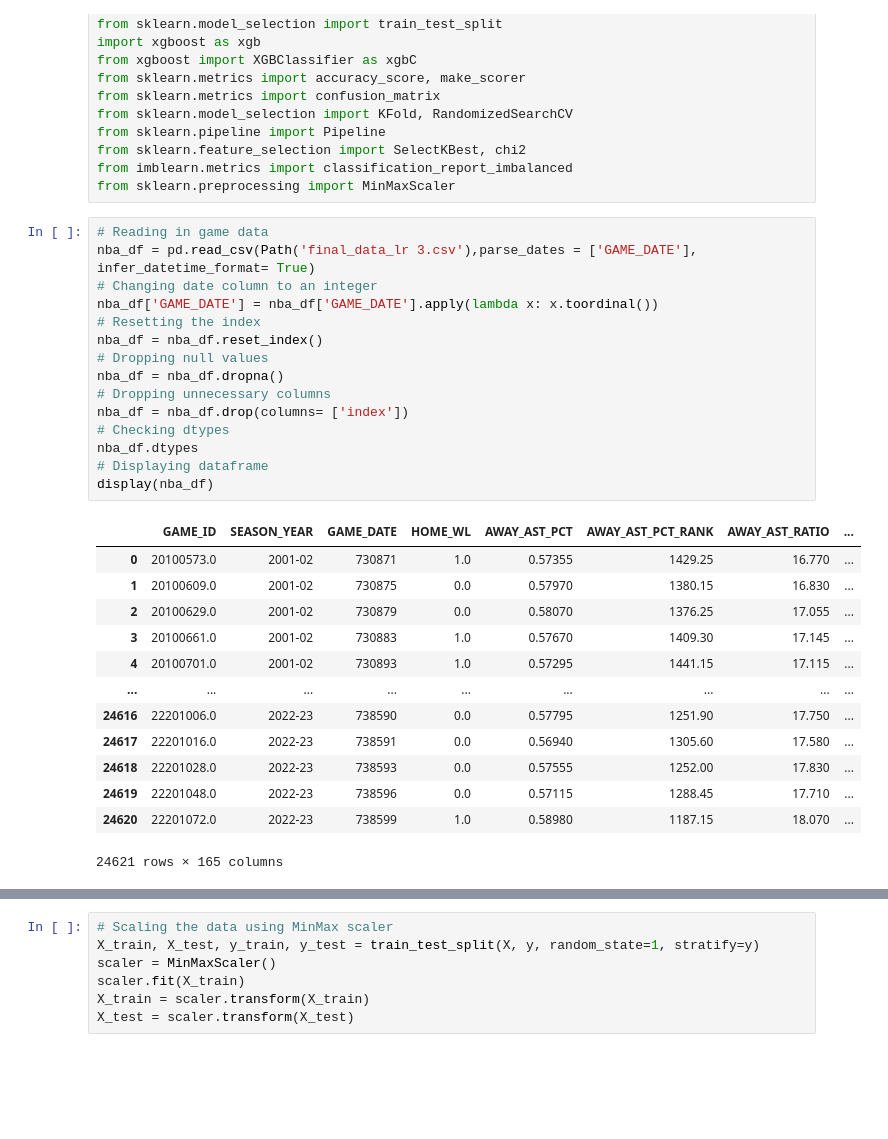
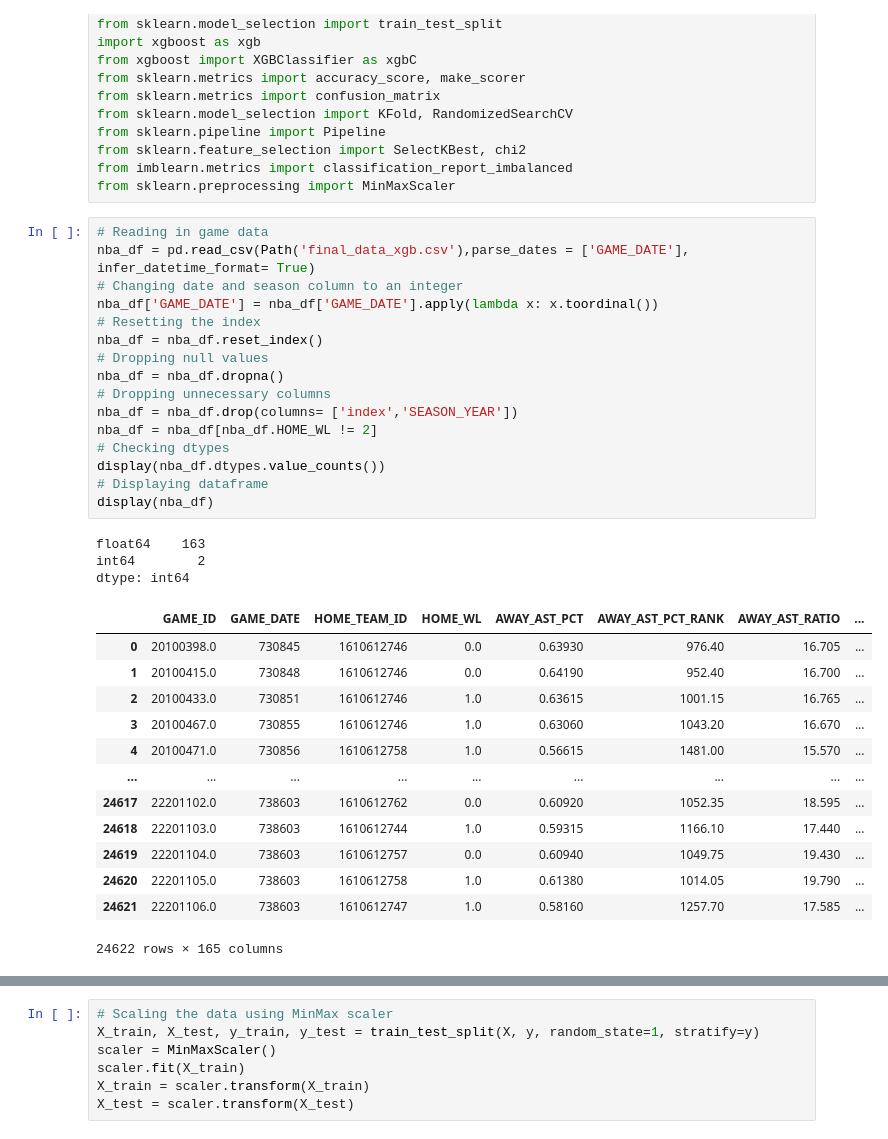
Before and after one commit to shanedsz/Accubet-AI-Deployed, a Jupyter notebook: xgb_nba.ipynb, the cells around one changed output, grey strips where cells are left out. Saved outputs shown, nothing was run; the diff lists cells and outputs as text; blank space fills up the shorter version.

```diff
--- a/xgb_nba.ipynb
+++ b/xgb_nba.ipynb
@@ -17,33 +17,37 @@ from imblearn.metrics import classification_report_imbalanced
 from sklearn.preprocessing import MinMaxScaler
 # %%
 # Reading in game data
-nba_df = pd.read_csv(Path('final_data_lr 3.csv'),parse_dates = ['GAME_DATE'], infer_datetime_format= True)
-# Changing date column to an integer
+nba_df = pd.read_csv(Path('final_data_xgb.csv'),parse_dates = ['GAME_DATE'], infer_datetime_format= True)
+# Changing date and season column to an integer
 nba_df['GAME_DATE'] = nba_df['GAME_DATE'].apply(lambda x: x.toordinal())
 # Resetting the index
 nba_df = nba_df.reset_index()
 # Dropping null values
 nba_df = nba_df.dropna()
 # Dropping unnecessary columns
-nba_df = nba_df.drop(columns= ['index'])
+nba_df = nba_df.drop(columns= ['index','SEASON_YEAR'])
+nba_df = nba_df[nba_df.HOME_WL != 2]
 # Checking dtypes
-nba_df.dtypes
+display(nba_df.dtypes.value_counts())
 # Displaying dataframe
 display(nba_df)
 # %% [output]
+float64    163
+int64        2
+dtype: int64
-|  | GAME_ID | SEASON_YEAR | GAME_DATE | HOME_WL | AWAY_AST_PCT | AWAY_AST_PCT_RANK | AWAY_AST_RATIO | ... |
-| 0 | 20100573.0 | 2001-02 | 730871 | 1.0 | 0.57355 | 1429.25 | 16.770 | ... |
-| 1 | 20100609.0 | 2001-02 | 730875 | 0.0 | 0.57970 | 1380.15 | 16.830 | ... |
-| 2 | 20100629.0 | 2001-02 | 730879 | 0.0 | 0.58070 | 1376.25 | 17.055 | ... |
-| 3 | 20100661.0 | 2001-02 | 730883 | 1.0 | 0.57670 | 1409.30 | 17.145 | ... |
-| 4 | 20100701.0 | 2001-02 | 730893 | 1.0 | 0.57295 | 1441.15 | 17.115 | ... |
+|  | GAME_ID | GAME_DATE | HOME_TEAM_ID | HOME_WL | AWAY_AST_PCT | AWAY_AST_PCT_RANK | AWAY_AST_RATIO | ... |
+| 0 | 20100398.0 | 730845 | 1610612746 | 0.0 | 0.63930 | 976.40 | 16.705 | ... |
+| 1 | 20100415.0 | 730848 | 1610612746 | 0.0 | 0.64190 | 952.40 | 16.700 | ... |
+| 2 | 20100433.0 | 730851 | 1610612746 | 1.0 | 0.63615 | 1001.15 | 16.765 | ... |
+| 3 | 20100467.0 | 730855 | 1610612746 | 1.0 | 0.63060 | 1043.20 | 16.670 | ... |
+| 4 | 20100471.0 | 730856 | 1610612758 | 1.0 | 0.56615 | 1481.00 | 15.570 | ... |
 | ... | ... | ... | ... | ... | ... | ... | ... | ... |
-| 24616 | 22201006.0 | 2022-23 | 738590 | 0.0 | 0.57795 | 1251.90 | 17.750 | ... |
-| 24617 | 22201016.0 | 2022-23 | 738591 | 0.0 | 0.56940 | 1305.60 | 17.580 | ... |
-| 24618 | 22201028.0 | 2022-23 | 738593 | 0.0 | 0.57555 | 1252.00 | 17.830 | ... |
-| 24619 | 22201048.0 | 2022-23 | 738596 | 0.0 | 0.57115 | 1288.45 | 17.710 | ... |
-| 24620 | 22201072.0 | 2022-23 | 738599 | 1.0 | 0.58980 | 1187.15 | 18.070 | ... |
+| 24617 | 22201102.0 | 738603 | 1610612762 | 0.0 | 0.60920 | 1052.35 | 18.595 | ... |
+| 24618 | 22201103.0 | 738603 | 1610612744 | 1.0 | 0.59315 | 1166.10 | 17.440 | ... |
+| 24619 | 22201104.0 | 738603 | 1610612757 | 0.0 | 0.60940 | 1049.75 | 19.430 | ... |
+| 24620 | 22201105.0 | 738603 | 1610612758 | 1.0 | 0.61380 | 1014.05 | 19.790 | ... |
+| 24621 | 22201106.0 | 738603 | 1610612747 | 1.0 | 0.58160 | 1257.70 | 17.585 | ... |
-24621 rows × 165 columns
+24622 rows × 165 columns
 # %%
 # Separate the y variable, the labels
 y = nba_df[['HOME_WL']]
```
Also changed, not shown: parts of 9 cells of this notebook, 19 other files.
